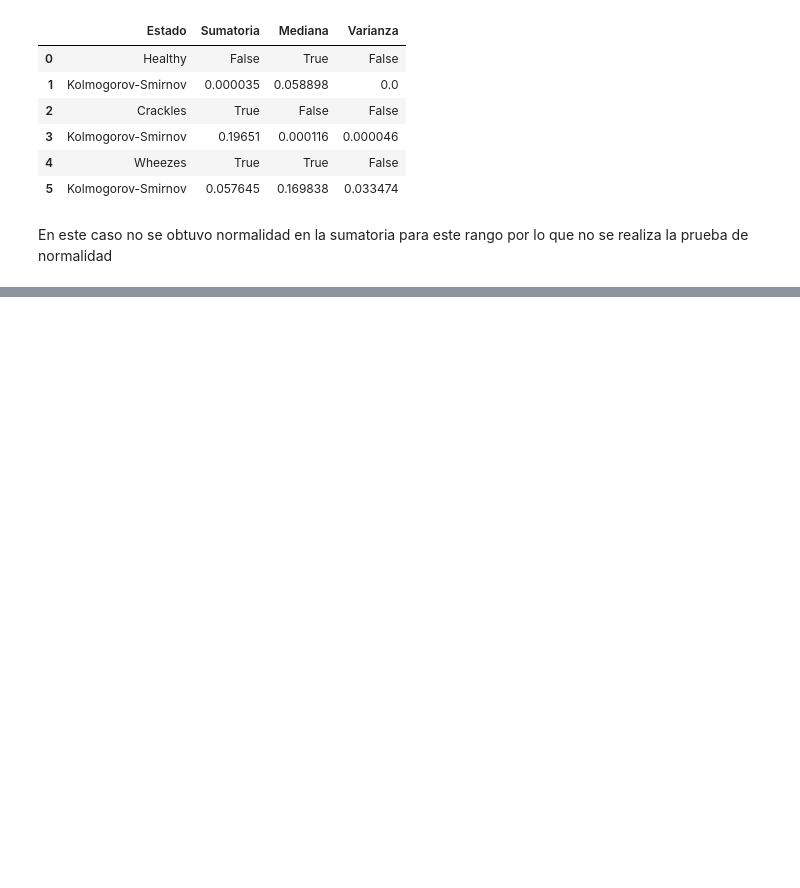
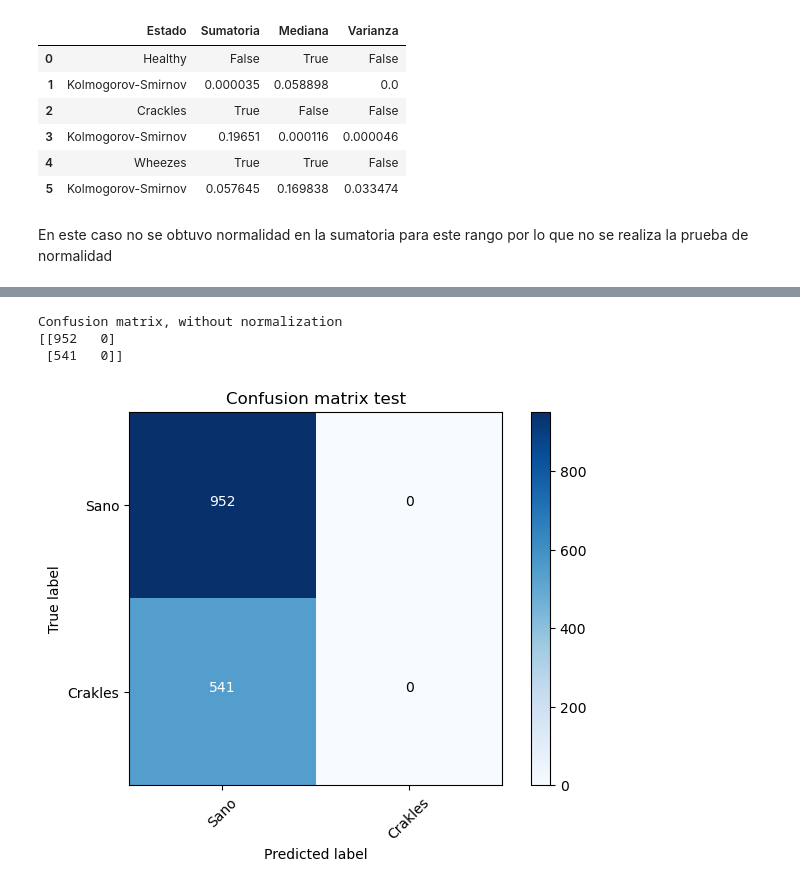
Before and after one commit to Ruizxp/Biosenales_El-Gran-Final, a Jupyter notebook: Proyecto_4.ipynb, the cells around one changed output, grey strips where cells are left out. Saved outputs shown, nothing was run; the diff lists cells and outputs as text; code cells hidden in the pictures; blank space fills up the shorter version.

```diff
--- a/Proyecto_4.ipynb
+++ b/Proyecto_4.ipynb
@@ -689,0 +852,9 @@ Según la prueba U y la prueba de Walli, las medianas de los datos tienen difere
+# %%
+mc_test = confusion_matrix(y_test,predict_test)
+plot_confusion_matrix(mc_test, classes=target_names,
+                      title='Confusion matrix test')
+# %% [output]
+Confusion matrix, without normalization
+[[952   0]
+ [541   0]]
+[figure, added]
```
Also changed, not shown: parts of 15 cells of this notebook, 1 other file.
